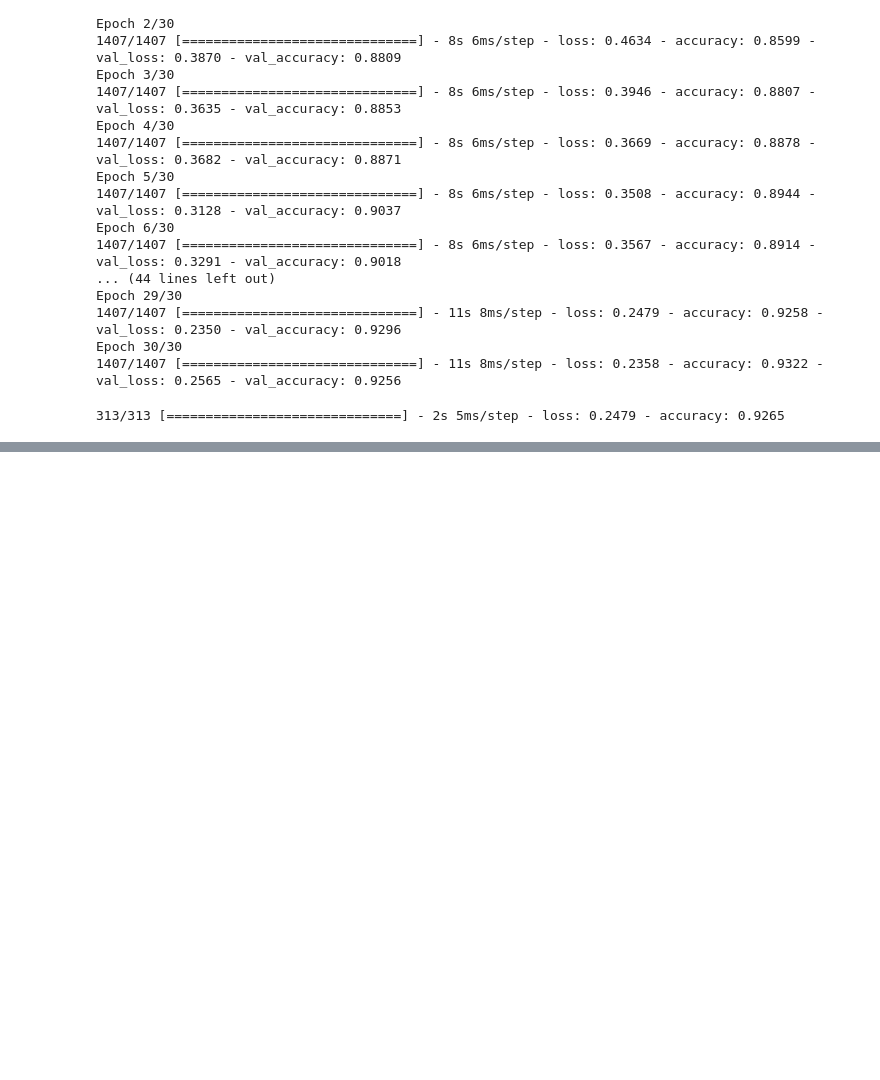
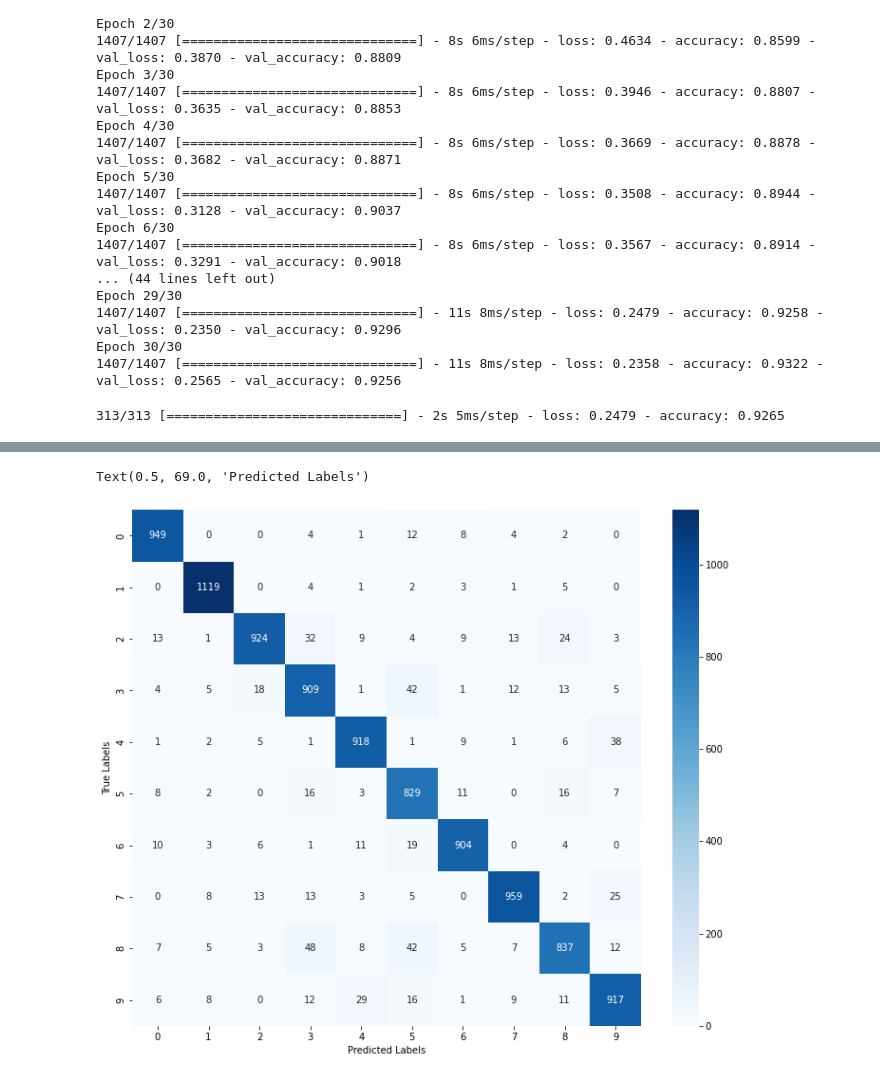
Before and after one commit to souvik0306/MNIST-Digit-Classification, a Jupyter notebook: mnist.ipynb, the cells around one changed output, grey strips where cells are left out. Saved outputs shown, nothing was run; the diff lists cells and outputs as text; code cells hidden in the pictures; blank space fills up the shorter version.

```diff
--- a/mnist.ipynb
+++ b/mnist.ipynb
@@ -80,0 +83,4 @@ print(Y_test[10])
+# %%
+test_pred = model.predict(X_test)
+# %%
+Y_arg_max_list = [np.argmax(i) for i in test_pred]
@@ -80,0 +106,8 @@ print(Y_test[10])
+# %%
+plt.figure(figsize=(12,10))
+sns.heatmap(cnf_matrix,annot=True,cmap ='Blues',fmt='d')
+plt.ylabel('True Labels')
+plt.xlabel('Predicted Labels')
+# %% [output]
+Text(0.5, 69.0, 'Predicted Labels')
+[figure, added]
```
Also changed, not shown: parts of 5 cells of this notebook.
